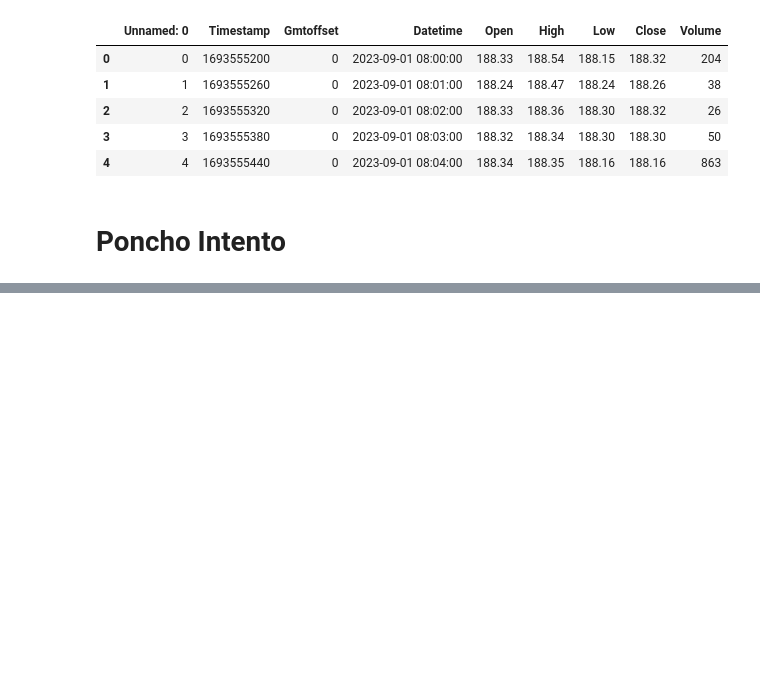
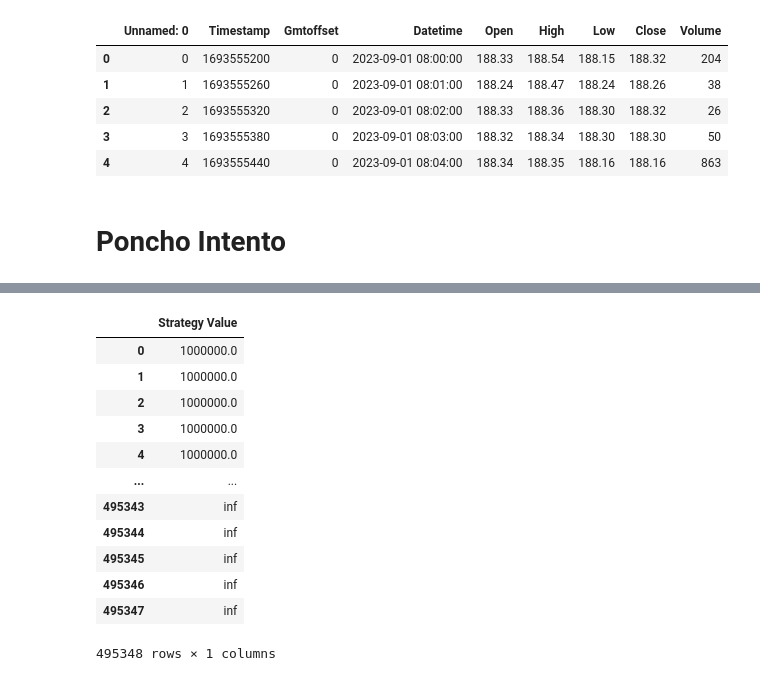
Before and after one commit to VZPablo/MyST_analisis_tecnico, a Jupyter notebook: Technical Analysis.ipynb, the cells around one changed output, grey strips where cells are left out. Drawn from its saved outputs; the diff is of its cells as text; code cells hidden in the pictures; blank space fills up the shorter version.

```diff
--- a/Technical Analysis.ipynb
+++ b/Technical Analysis.ipynb
@@ -196,0 +197,16 @@ plt.show
+# %%
+strategy_value_df
+# %% [output]
+|  | Strategy Value |
+| 0 | 1000000.0 |
+| 1 | 1000000.0 |
+| 2 | 1000000.0 |
+| 3 | 1000000.0 |
+| 4 | 1000000.0 |
+| ... | ... |
+| 495343 | inf |
+| 495344 | inf |
+| 495345 | inf |
+| 495346 | inf |
+| 495347 | inf |
+495348 rows × 1 columns
```
Also changed, not shown: parts of 2 cells of this notebook.
